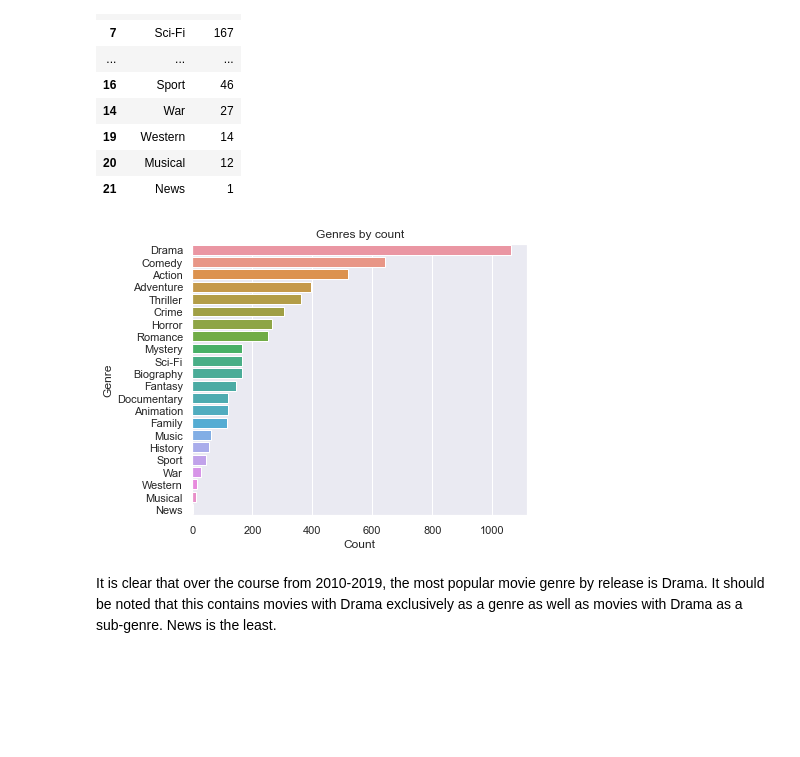
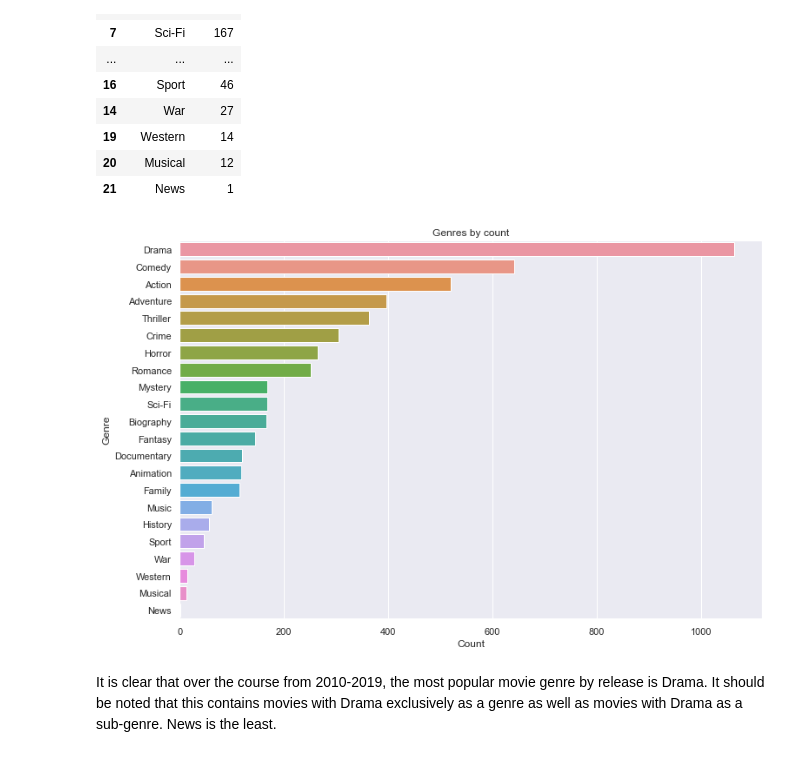
Before and after one commit to moseskuriia/Microsoft-Movie-Analysis, a Jupyter notebook: Microsoft Movie Analysis.ipynb, the cells around one changed output. Cells and saved outputs as stored; diff of their text form; code cells hidden in the pictures; blank space fills up the shorter version.

```diff
--- a/Microsoft Movie Analysis.ipynb
+++ b/Microsoft Movie Analysis.ipynb
@@ -702,7 +677,7 @@ movie_count =  basics_budgets_merge.groupby('start_year').count()['id']
 
 movie_count.plot(xticks = np.arange(2010,2020,1))
 
-sns.set(rc={'figure.figsize':(6,5)})
+sns.set(rc={'figure.figsize':(12,8)})
 plt.title("Year Vs Number Of Movies",fontsize = 14)
 plt.xlabel('Release year',fontsize = 13)
 plt.ylabel('Number Of Movies',fontsize = 13)
@@ -944,12 +919,12 @@ genres_produced
 # %%
 #visuallizing the count of genres
 
-sns.set(rc={'figure.figsize':(6,5)})
+sns.set(rc={'figure.figsize':(12,8)})
 sns.barplot(x=genres_produced['Count'],y=genres_produced['Genre'],data=genres_produced)
 plt.title("Genres by count");
 plt.savefig('./images/Genres', dpi=150)
 # %% [output]
-[figure, old version]
+[figure, new version]
 # %% [markdown]
 It is clear that over the course from 2010-2019, the most popular movie genre by release is Drama. It should be noted that this contains movies with Drama exclusively as a genre as well as movies with Drama as a sub-genre. News is the least.
 # %% [markdown]
```
Also changed, not shown: parts of 13 cells of this notebook.
